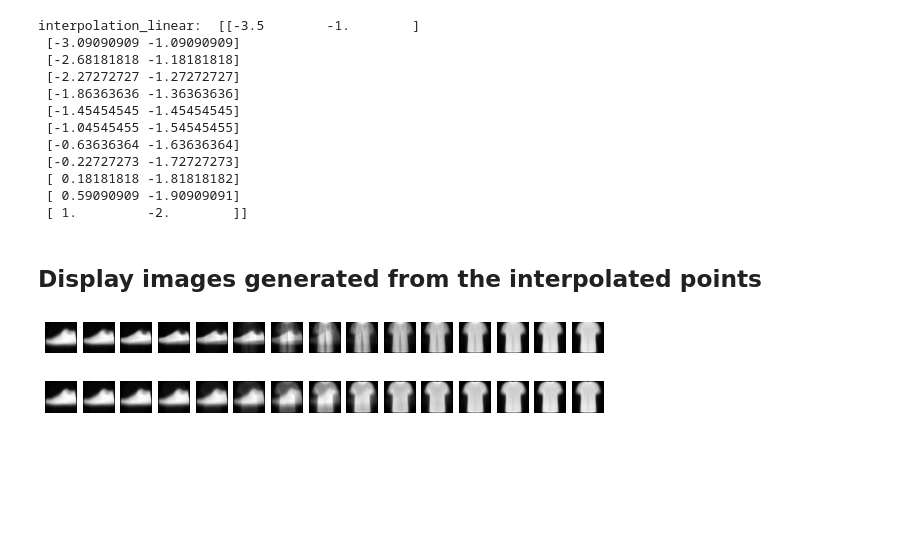
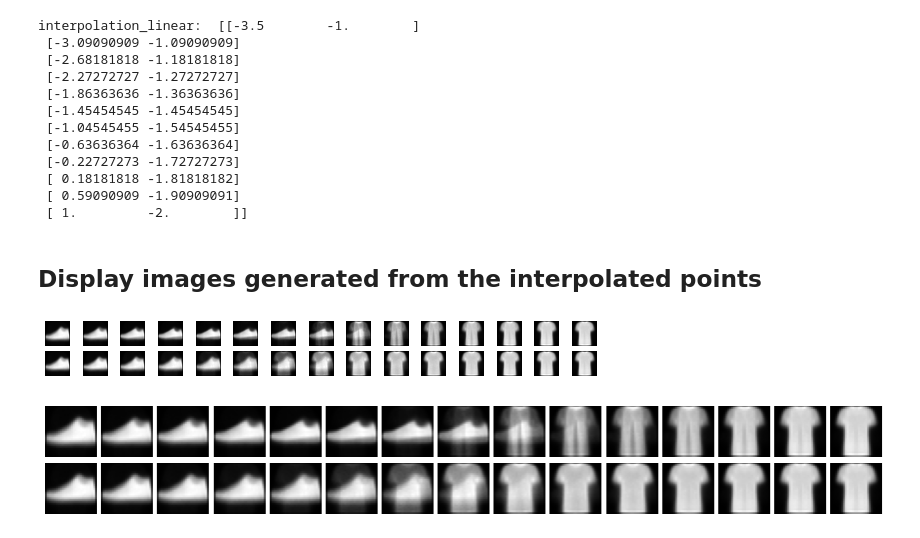
Before and after one commit to Clement-W/latent_space_oddity_MVA, a Jupyter notebook: Experiment2.ipynb, the cells around one changed output. Cells and saved outputs as stored; diff of their text form; code cells hidden in the pictures; blank space fills up the shorter version.

```diff
--- a/Experiment2.ipynb
+++ b/Experiment2.ipynb
@@ -203,0 +207,19 @@ Compute geodesic
+# %%
+# plot measure on latent space
+latent_means_np = latent_means.detach().numpy()
+z1min, z2min = latent_means_np.min(0) - 0.5
+z1max, z2max = latent_means_np.max(0) + 0.5
+fig, ax = plt.subplots(figsize=(16, 5))
+offset=2
+
+metric.plot_MZ(np.linspace(z1min-offset, z1max+offset, 200), np.linspace(z2min-offset, z2max+offset, 200),vae_rbfn=True)
+for label in np.unique(labels):
+    points = latent_means[labels == label]
+    ax.scatter(points[:, 0], points[:, 1], s=20,alpha=0.07)
+T = np.linspace(0, 1, 1000)
+curve_eval = curve_graph(T)[0]
+plt.plot(curve_eval[0, :], curve_eval[1, :],c='r', linewidth=2, label = 'Geodesic curve')
+plt.plot([c0[0, 0], c1[0, 0]], [c0[1, 0], c1[1, 0]], 'k--', linewidth=2, label = 'Linear interpolation')
+plt.legend()
+
+plt.show()
@@ -250,32 +274,54 @@ def generate_data_from_latent(model_VAE, latent_points):
 with torch.no_grad():
     # Exemple d'utilisation
     num_samples_to_generate = 15
     T = np.linspace(0, 1, num_samples_to_generate)
 
     # générer des données sur l'interpolation avec RBF
     curve_eval = curve_graph(T)[0]
     interpolation_var = curve_eval.T
     z = torch.from_numpy(interpolation_var.astype(np.float32))
     generated_data_var = generate_data_from_latent(model_VAE_RBF.VAE, z)
 
     # générer des données sur l'interpolation linéaire
     interpolation_linear = [ (1-t)*c0 + t*c1 for t in T]
     interpolation_linear = np.array(interpolation_linear)
     interpolation_linear = interpolation_linear.squeeze()
     z = torch.from_numpy(interpolation_linear.astype(np.float32))
     generated_data_linear = generate_data_from_latent(model_VAE_RBF.VAE, z)
 
     # Visualiser les images
     generated_data_var = generated_data_var.reshape(num_samples_to_generate, 28, 28)
     generated_data_linear = generated_data_linear.reshape(num_samples_to_generate, 28, 28)
-    fig, axes = plt.subplots(2, num_samples_to_generate, figsize=(10, 2))
+    fig, axes = plt.subplots(2, num_samples_to_generate, figsize=(10, 1))
     for i in range(num_samples_to_generate):
         axes[0, i].imshow(generated_data_var[i], cmap='gray')
         axes[0, i].axis('off')
         axes[1, i].imshow(generated_data_linear[i], cmap='gray')
         axes[1, i].axis('off')
     axes[0, 0].set_ylabel('RBF')
     axes[1, 0].set_ylabel('Linear')
     plt.show()
 # %% [output]
-[figure, old version]
+[figure, new version]
+# %%
+# Assuming num_samples_to_generate and generated_data_var, generated_data_linear are defined
+
+# Reshape the data
+generated_data_var = generated_data_var.reshape(num_samples_to_generate, 28, 28)
+generated_data_linear = generated_data_linear.reshape(num_samples_to_generate, 28, 28)
+
+# Adjust the figsize for denser display
+fig, axes = plt.subplots(2, num_samples_to_generate, figsize=(num_samples_to_generate, 2))
+
+# Adjust subplot parameters for less white space
+plt.subplots_adjust(wspace=0.1, hspace=0.1)
+
+for i in range(num_samples_to_generate):
+    axes[0, i].imshow(generated_data_var[i], cmap='gray')
+    axes[0, i].axis('off')
+    axes[1, i].imshow(generated_data_linear[i], cmap='gray')
+    axes[1, i].axis('off')
+
+plt.show()
+# %% [output]
+[figure, added]
```
Also changed, not shown: parts of 5 cells of this notebook, 1 other file.
